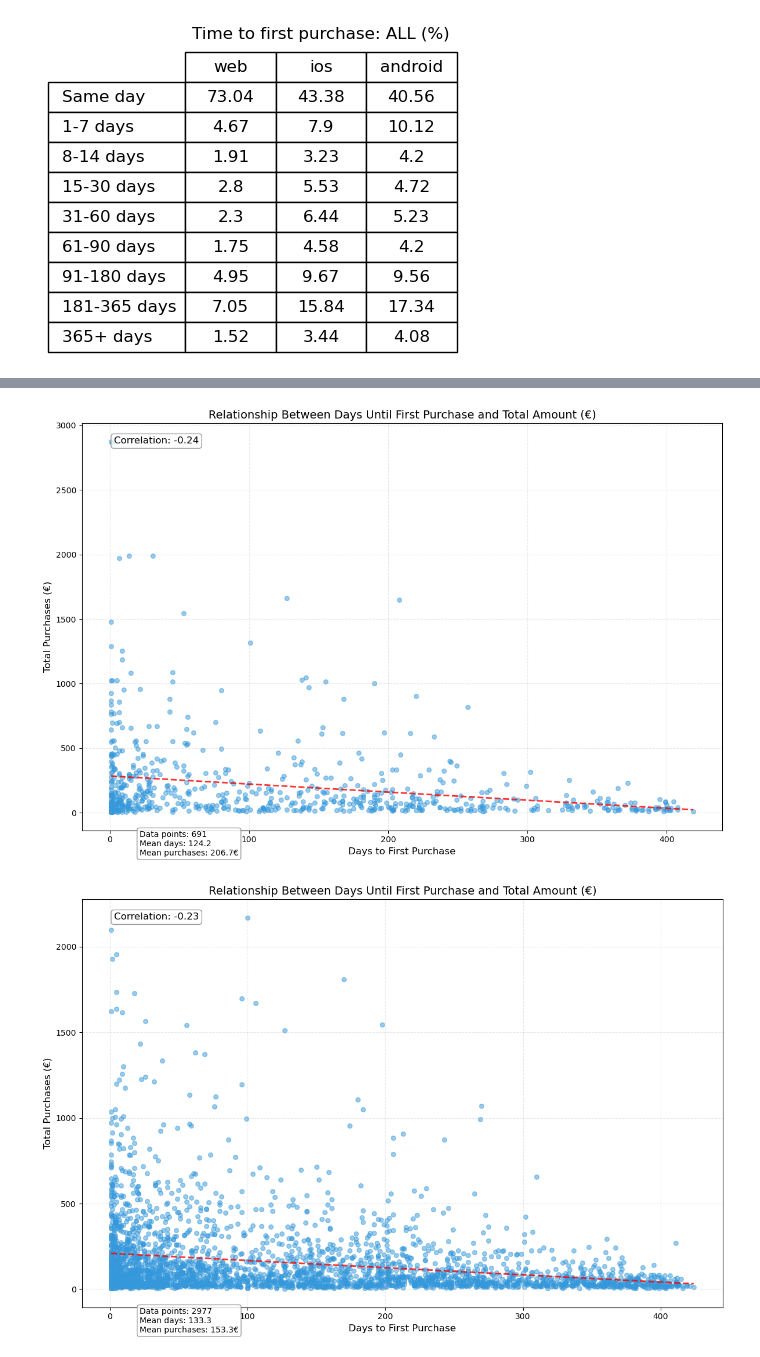
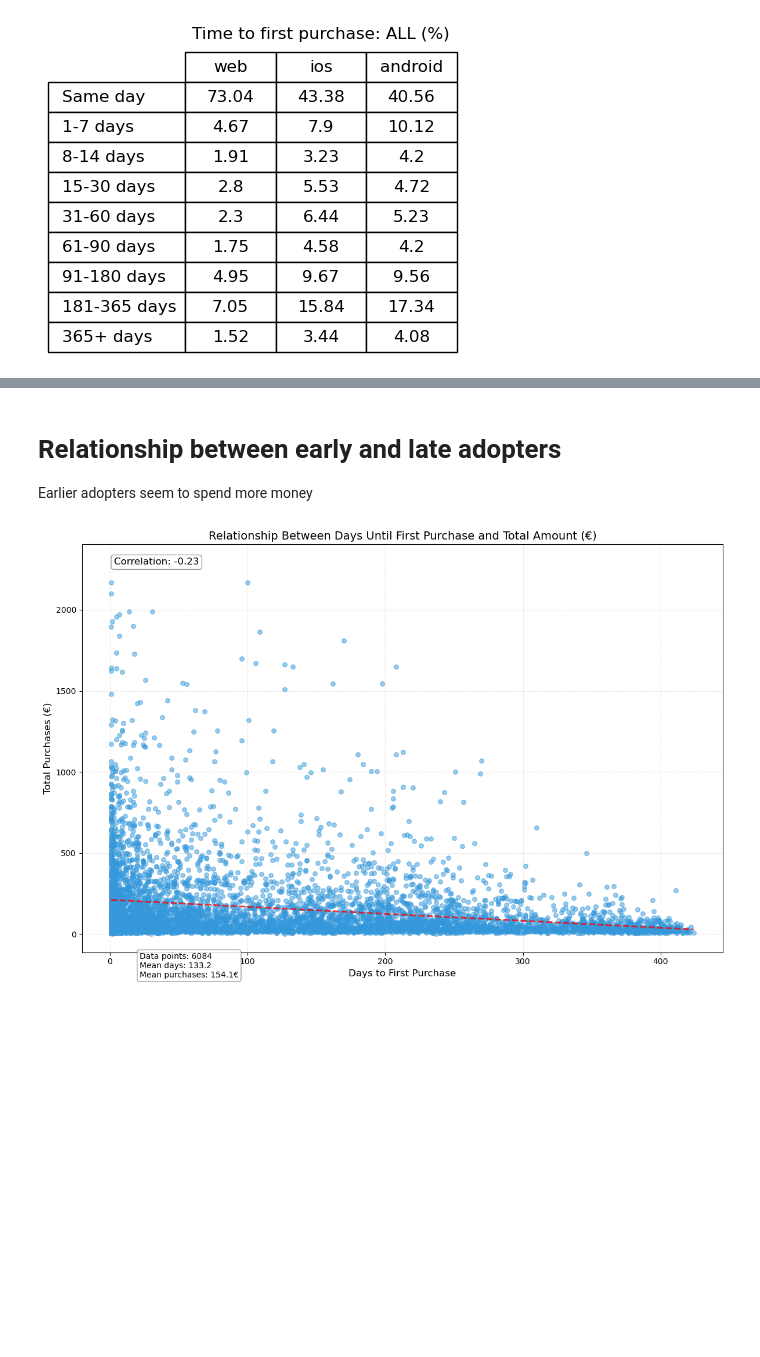
Before and after one commit to FjjDessoyCaraballo/restaurant-data, a Jupyter notebook: task2/notebook.ipynb, the cells around one changed output, grey strips where cells are left out. Cells and saved outputs as stored; diff of their text form; code cells hidden in the pictures; blank space fills up the shorter version.

```diff
--- a/task2/notebook.ipynb
+++ b/task2/notebook.ipynb
@@ -48,11 +82,15 @@ plotPurchaseTable(minDataFrame, "(MIN_PURCHASE_VALUE_EUR)")
+# %% [markdown]
+# Relationship between early and late adopters
+
+Earlier adopters seem to spend more money
 # %%
 from osSpending import scatterPlotTotalPurchases
 from parsing import parseDf
 
 scatterplot = parseDf()
-scatterPlotTotalPurchases(scatterplot, "web")
-scatterPlotTotalPurchases(scatterplot, "ios")
-scatterPlotTotalPurchases(scatterplot, "android")
+# scatterPlotTotalPurchases(scatterplot, "web")
+# scatterPlotTotalPurchases(scatterplot, "ios")
+# scatterPlotTotalPurchases(scatterplot, "android")
+scatterPlotTotalPurchases(scatterplot)
 # %% [output]
-[figure, old version]
+[figure, new version]
-[figure, removed]
```
Also changed, not shown: parts of 12 cells of this notebook, 3 other files.
